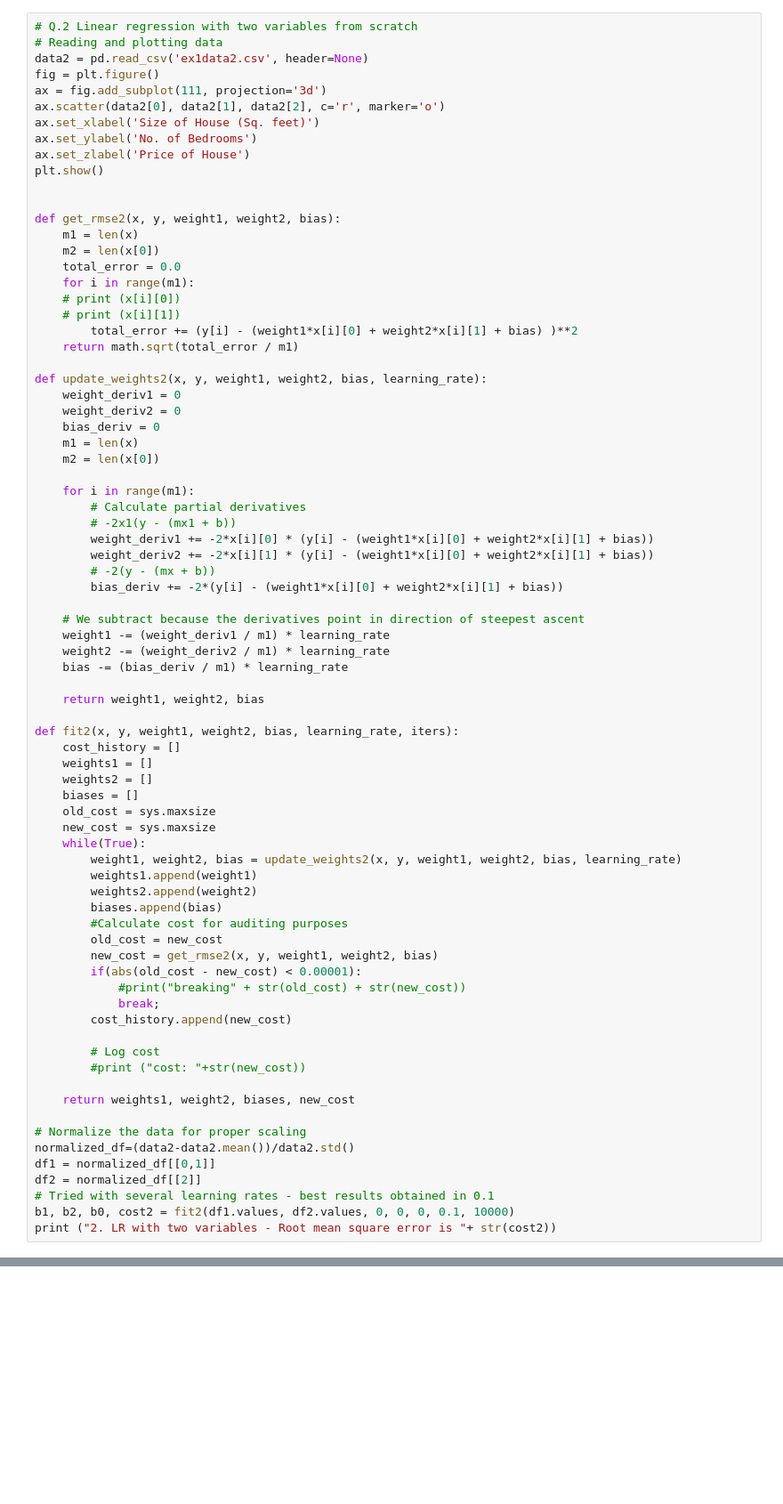
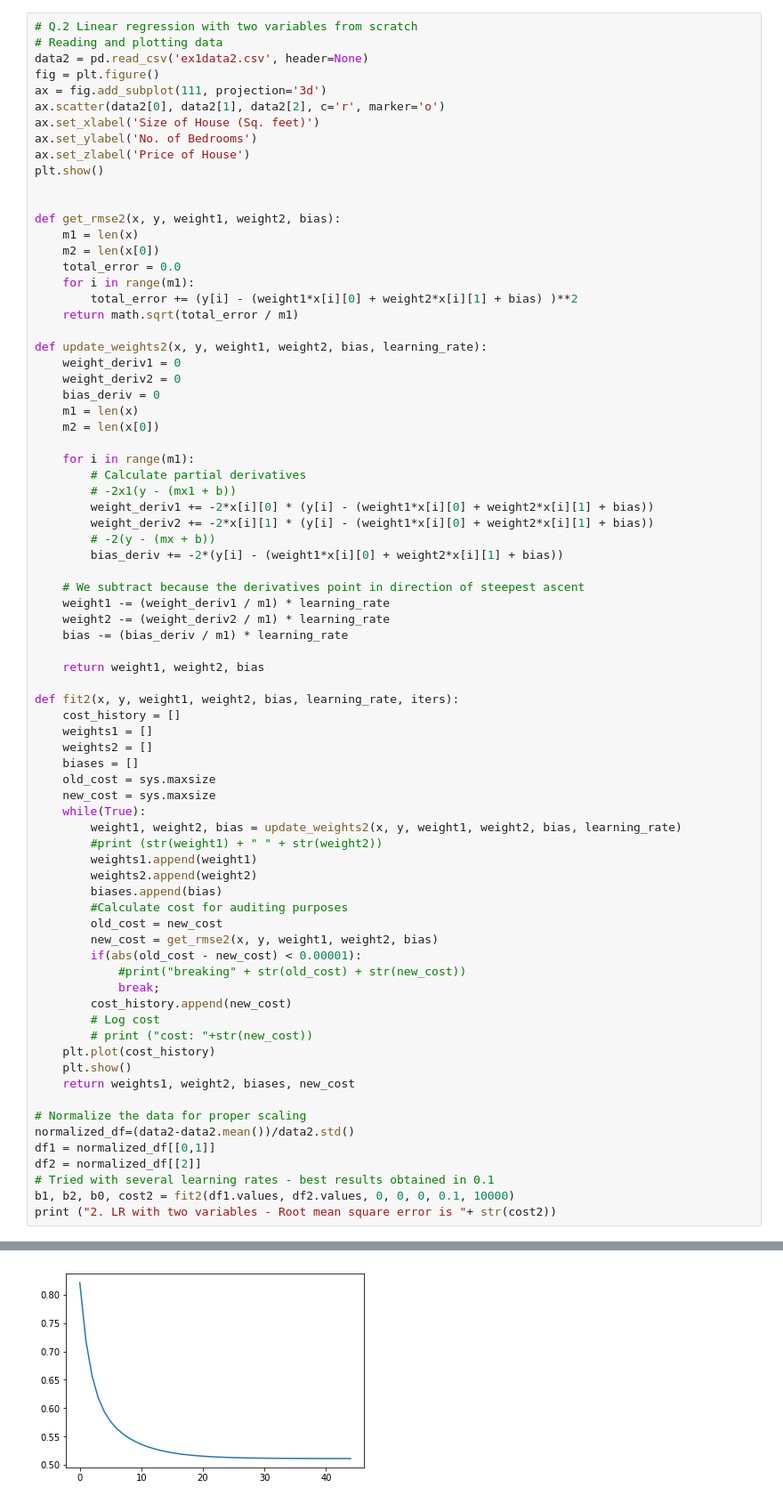
Before and after one commit to MeenakshiParyani/LinearRegression, a Jupyter notebook: Linear_Regression.ipynb, the cells around one changed output, grey strips where cells are left out. Shown at 89% size. Cells and saved outputs as stored; diff of their text form; blank space fills up the shorter version.

```diff
--- a/Linear_Regression.ipynb
+++ b/Linear_Regression.ipynb
@@ -98,8 +98,6 @@ def get_rmse2(x, y, weight1, weight2, bias):
     m2 = len(x[0])
     total_error = 0.0
     for i in range(m1):
-    # print (x[i][0])
-    # print (x[i][1])
         total_error += (y[i] - (weight1*x[i][0] + weight2*x[i][1] + bias) )**2
     return math.sqrt(total_error / m1)
 
@@ -129,36 +127,38 @@ def fit2(x, y, weight1, weight2, bias, learning_rate, iters):
     cost_history = []
     weights1 = []
     weights2 = []
     biases = []
     old_cost = sys.maxsize
     new_cost = sys.maxsize
     while(True):
         weight1, weight2, bias = update_weights2(x, y, weight1, weight2, bias, learning_rate)
+        #print (str(weight1) + " " + str(weight2))
         weights1.append(weight1)
         weights2.append(weight2)
         biases.append(bias)
         #Calculate cost for auditing purposes
         old_cost = new_cost
         new_cost = get_rmse2(x, y, weight1, weight2, bias)
         if(abs(old_cost - new_cost) < 0.00001):
             #print("breaking" + str(old_cost) + str(new_cost))
             break;
         cost_history.append(new_cost)
-
         # Log cost
-        #print ("cost: "+str(new_cost))
-
+        # print ("cost: "+str(new_cost))
+    plt.plot(cost_history)
+    plt.show()
     return weights1, weight2, biases, new_cost
 
 # Normalize the data for proper scaling
 normalized_df=(data2-data2.mean())/data2.std()
 df1 = normalized_df[[0,1]]
 df2 = normalized_df[[2]]
 # Tried with several learning rates - best results obtained in 0.1
 b1, b2, b0, cost2 = fit2(df1.values, df2.values, 0, 0, 0, 0.1, 10000)
 print ("2. LR with two variables - Root mean square error is "+ str(cost2))
 # %% [output]
 [figure]
+[figure, added]
 2. LR with two variables - Root mean square error is 0.5112931470865216
 # %%
 # Q.2-1 - Linear Regression with two/multiple variables using matrix
```
Also changed, not shown: parts of 6 cells of this notebook.
